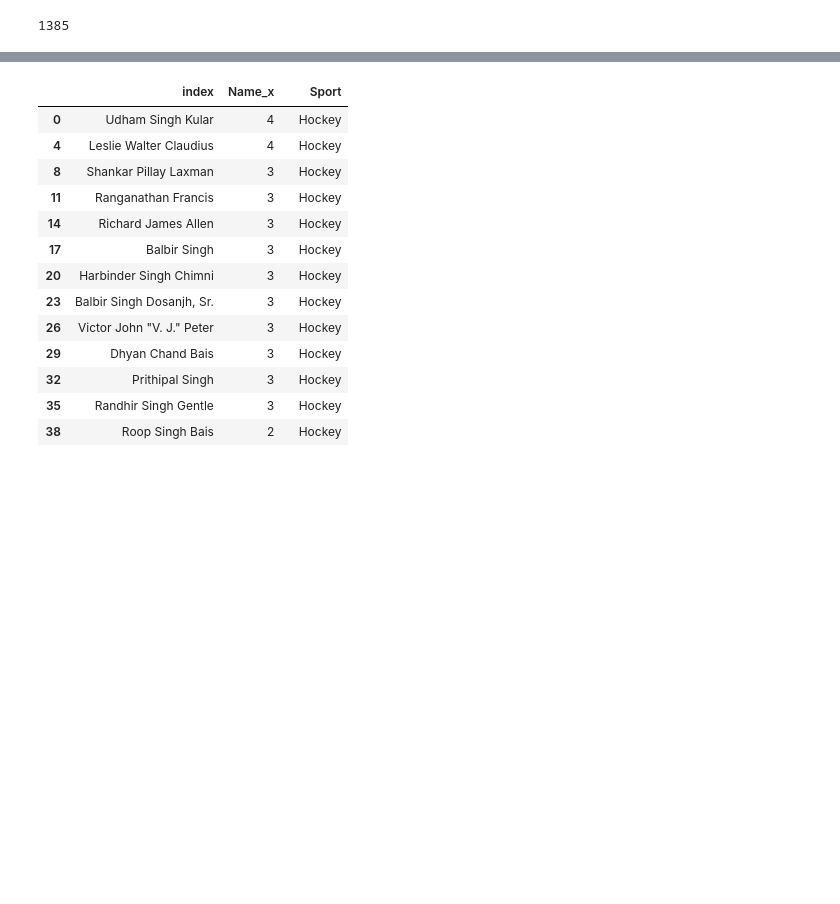
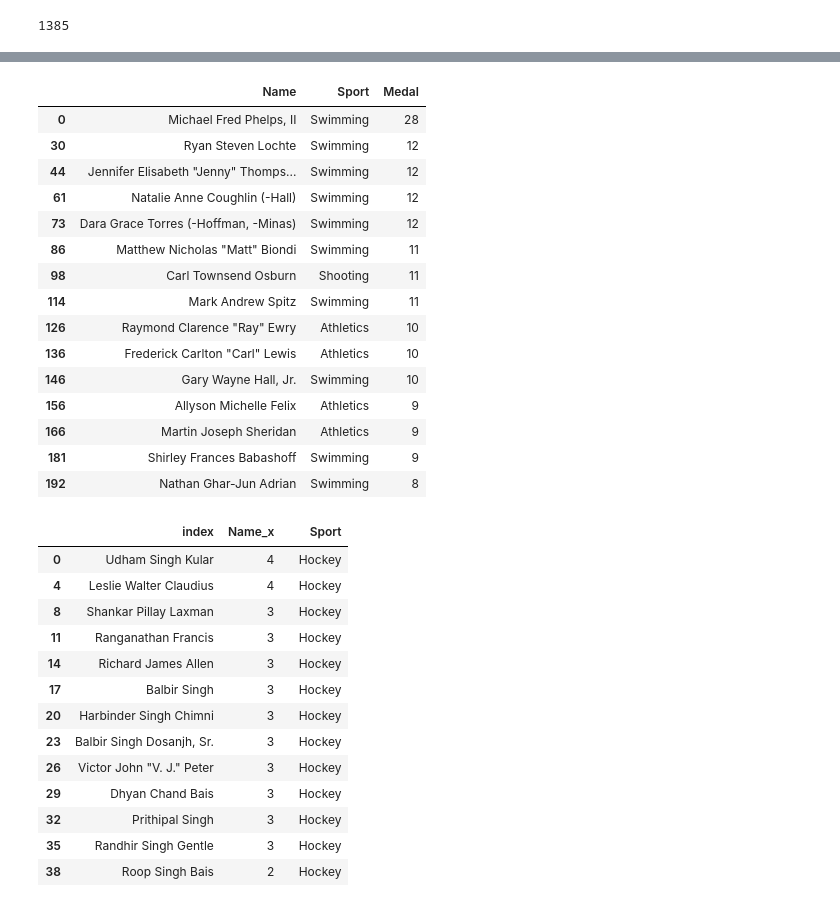
Before and after one commit to rajatrawal/olympic-data-analysis, a Jupyter notebook: olympics.ipynb, the cells around one changed output, grey strips where cells are left out. Saved outputs shown, nothing was run; the diff lists cells and outputs as text; code cells hidden in the pictures; blank space fills up the shorter version.

```diff
--- a/olympics.ipynb
+++ b/olympics.ipynb
@@ -100,3 +119,27 @@ nations_over_time.rename(columns={'index':'year','Year':'n_country'},inplace=Tru
+# %%
+temp_df =df.dropna(subset=['Medal'])
+temp_df = temp_df[temp_df['region'] == "USA"]
+temp_df =temp_df['Name'].value_counts().reset_index().head(15).merge(df,on='Name',how='left')[['Name','Sport','count']].drop_duplicates('Name')
+temp_df.rename(columns={'count':'Medal'},inplace=True)
+temp_df.reset_index()
+temp_df
+# %% [output]
+|  | Name | Sport | Medal |
+| 0 | Michael Fred Phelps, II | Swimming | 28 |
+| 30 | Ryan Steven Lochte | Swimming | 12 |
+| 44 | Jennifer Elisabeth "Jenny" Thomps... | Swimming | 12 |
+| 61 | Natalie Anne Coughlin (-Hall) | Swimming | 12 |
+| 73 | Dara Grace Torres (-Hoffman, -Minas) | Swimming | 12 |
+| 86 | Matthew Nicholas "Matt" Biondi | Swimming | 11 |
+| 98 | Carl Townsend Osburn | Shooting | 11 |
+| 114 | Mark Andrew Spitz | Swimming | 11 |
+| 126 | Raymond Clarence "Ray" Ewry | Athletics | 10 |
+| 136 | Frederick Carlton "Carl" Lewis | Athletics | 10 |
+| 146 | Gary Wayne Hall, Jr. | Swimming | 10 |
+| 156 | Allyson Michelle Felix | Athletics | 9 |
+| 166 | Martin Joseph Sheridan | Athletics | 9 |
+| 181 | Shirley Frances Babashoff | Swimming | 9 |
+| 192 | Nathan Ghar-Jun Adrian | Swimming | 8 |
 # %%
 events_over_time = df.drop_duplicates(['Year','Event'])['Year'].value_counts().reset_index().sort_values('index')
 events_over_time.rename(columns={'index':'year','Year':'events'},inplace=True)
```
Also changed, not shown: parts of 2 cells of this notebook, 3 other files.
